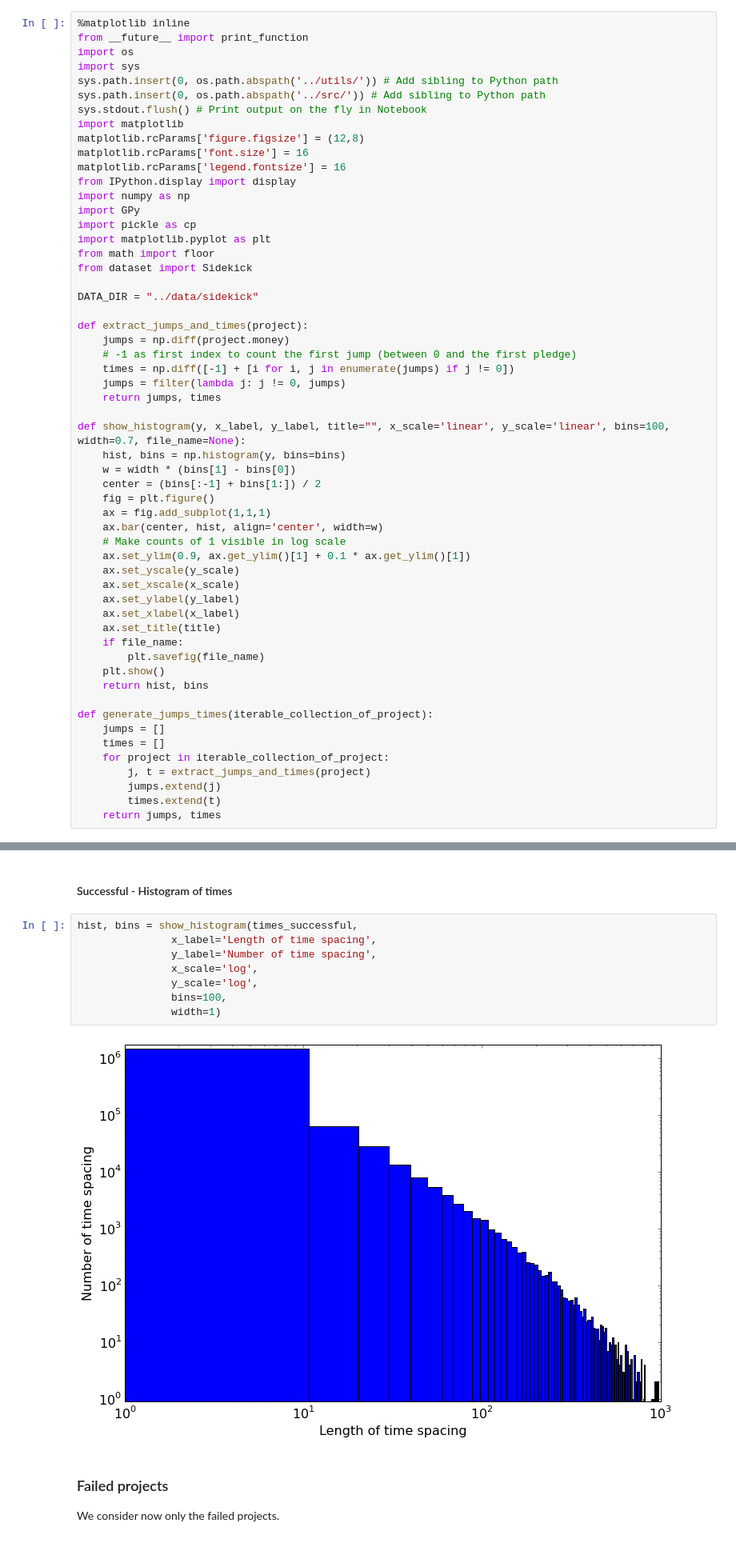
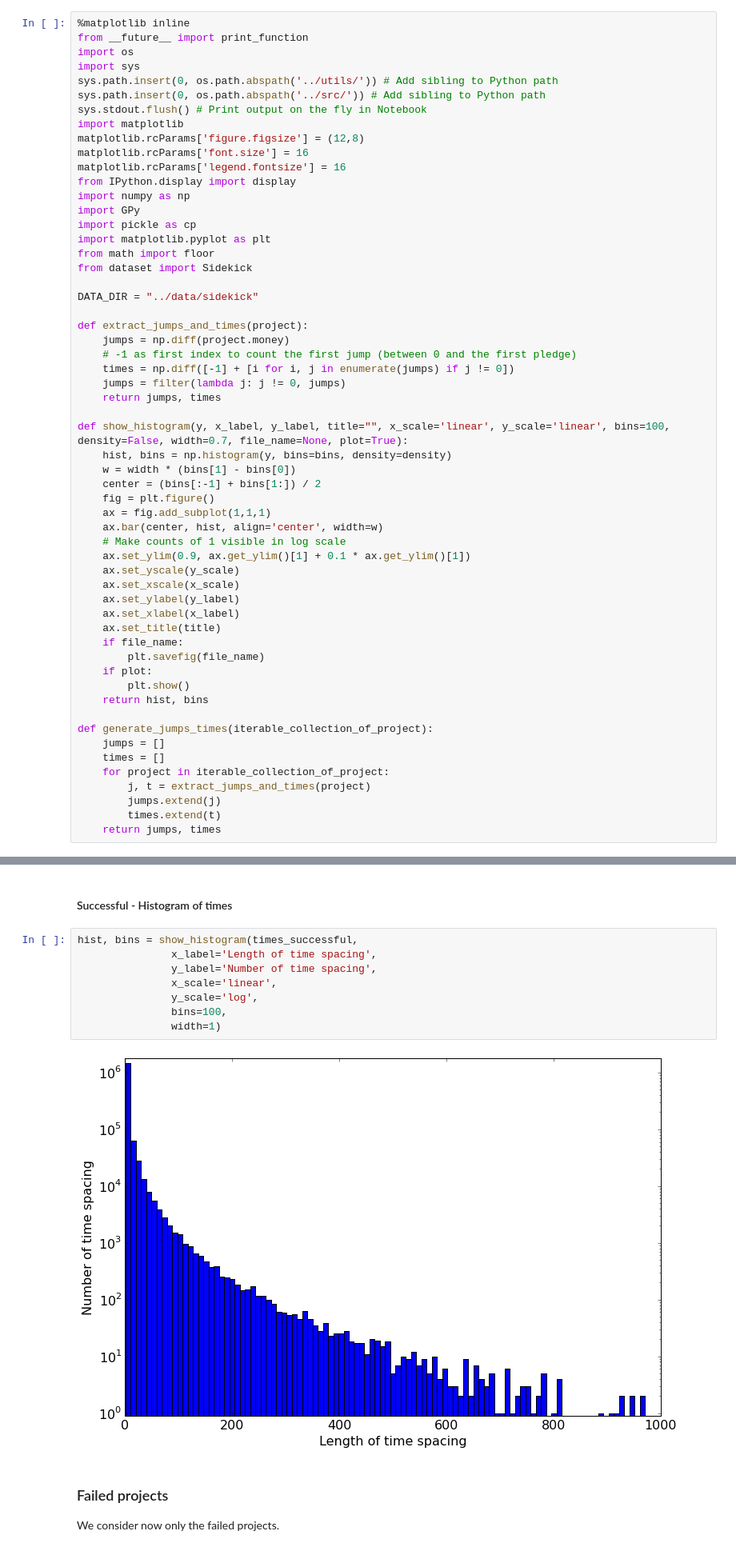
Before and after one commit to vicow/gaussian-process, a Jupyter notebook: notebooks/sidekick-1-eda.ipynb, the cells around one changed output, grey strips where cells are left out. Shown at 80% size. Cells and saved outputs as stored; diff of their text form.

```diff
--- a/notebooks/sidekick-1-eda.ipynb
+++ b/notebooks/sidekick-1-eda.ipynb
@@ -30,8 +30,8 @@ def extract_jumps_and_times(project):
     jumps = filter(lambda j: j != 0, jumps)
     return jumps, times
 
-def show_histogram(y, x_label, y_label, title="", x_scale='linear', y_scale='linear', bins=100, width=0.7, file_name=None):
-    hist, bins = np.histogram(y, bins=bins)
+def show_histogram(y, x_label, y_label, title="", x_scale='linear', y_scale='linear', bins=100, density=False, width=0.7, file_name=None, plot=True):
+    hist, bins = np.histogram(y, bins=bins, density=density)
     w = width * (bins[1] - bins[0])
     center = (bins[:-1] + bins[1:]) / 2
     fig = plt.figure()
@@ -46,7 +46,8 @@ def show_histogram(y, x_label, y_label, title="", x_scale='linear', y_scale='lin
     ax.set_title(title)
     if file_name:
         plt.savefig(file_name)
-    plt.show()
+    if plot:
+        plt.show()
     return hist, bins
 
 def generate_jumps_times(iterable_collection_of_project):
@@ -149,13 +187,13 @@ hist, bins = show_histogram(jumps_successful,
 # %%
 hist, bins = show_histogram(times_successful,
                x_label='Length of time spacing',
                y_label='Number of time spacing',
-               x_scale='log',
+               x_scale='linear',
                y_scale='log',
                bins=100,
                width=1)
 # %% [output]
-[figure, old version]
+[figure, new version]
 # %% [markdown]
 ### Failed projects
 We consider now only the failed projects.
```
Also changed, not shown: parts of 3 cells of this notebook.
